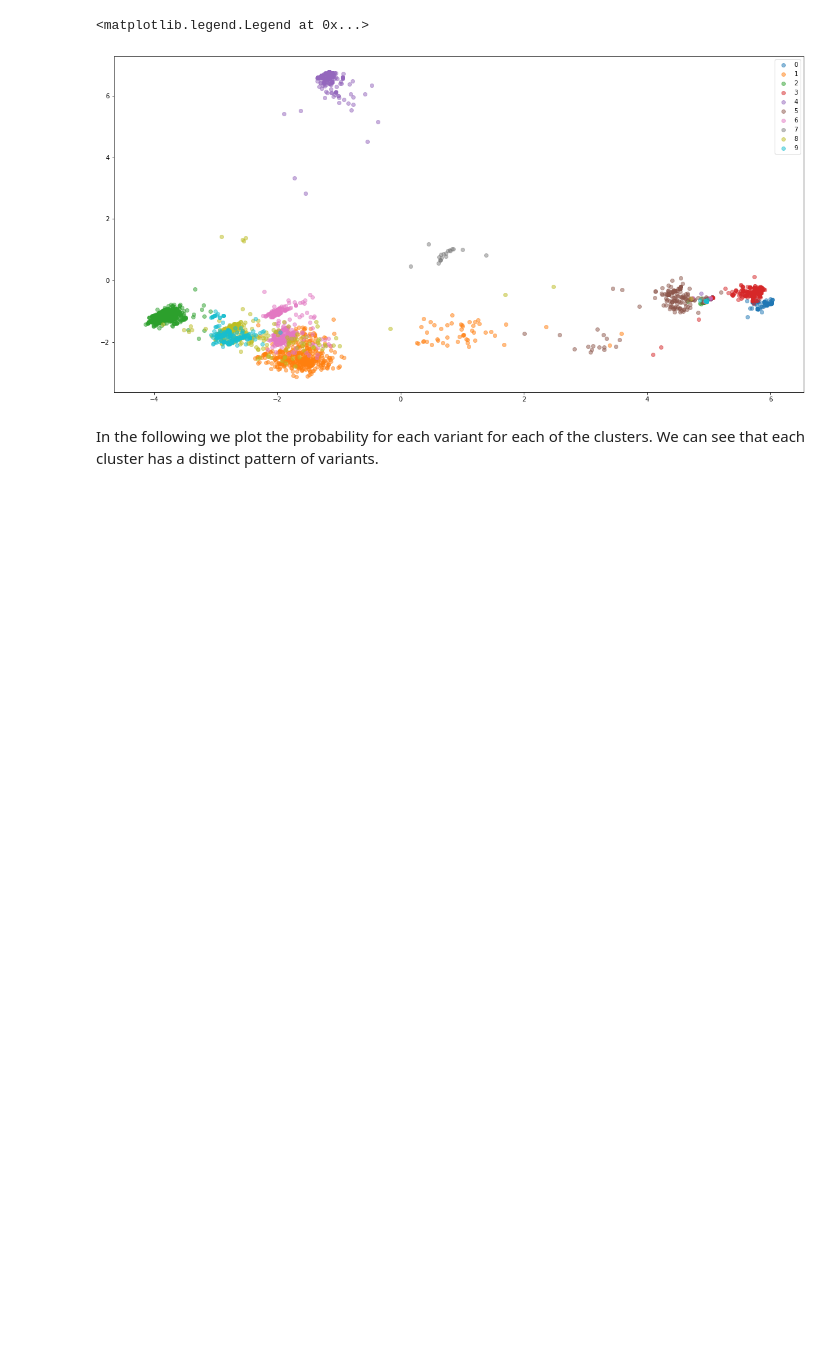
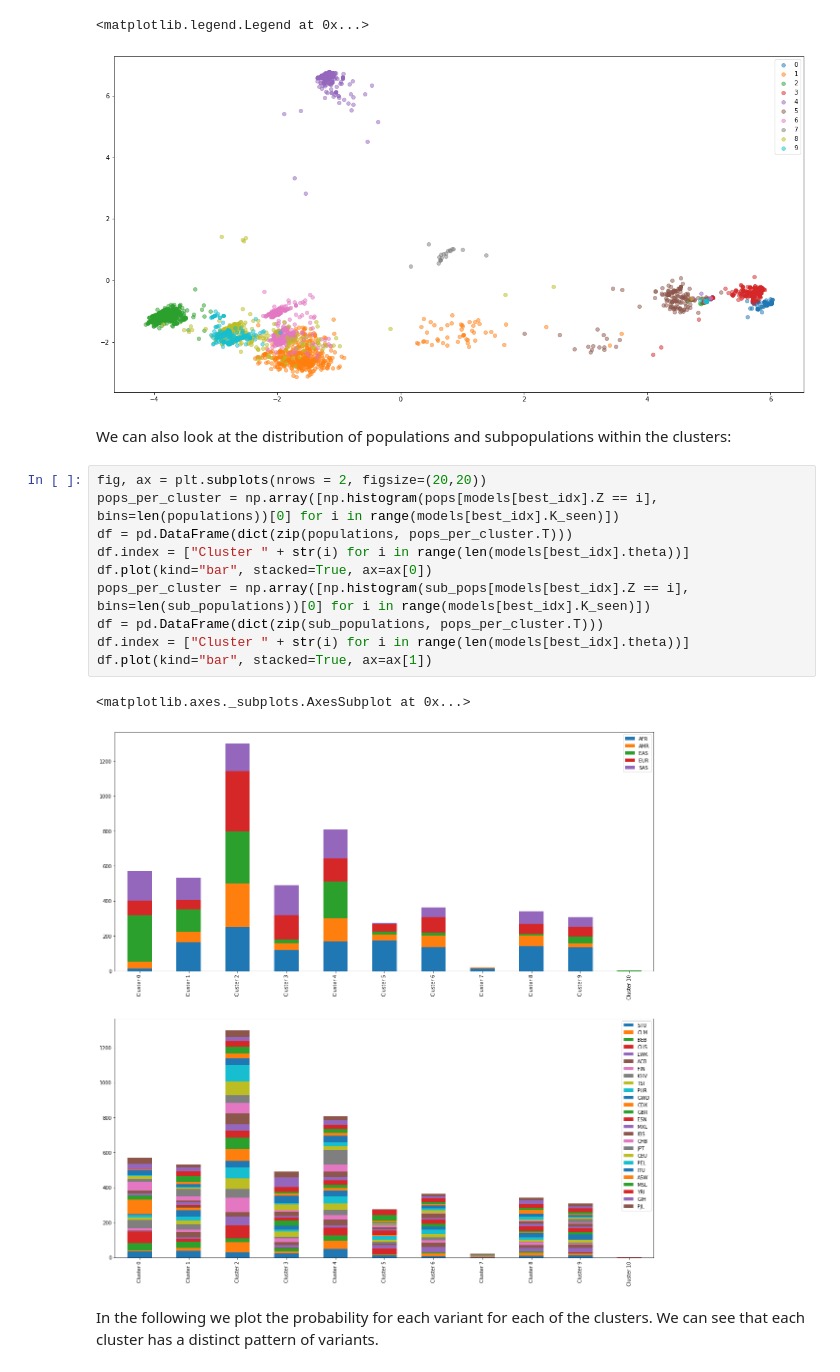
Before and after one commit to manuelgloeckler/sequence_bioinfo, a Jupyter notebook: project/Gentype.ipynb, the cells around one changed output. Drawn from its saved outputs; the diff is of its cells as text; blank space fills up the shorter version.

Commit message:
Copied some of the model evaluation into Gentype.ipynb, fixed small bug in model

```diff
--- a/project/Gentype.ipynb
+++ b/project/Gentype.ipynb
@@ -197,6 +189,21 @@ ax.legend(range(int(max(models[best_idx].Z))))
 # %% [output]
 <matplotlib.legend.Legend at 0x...>
 [figure]
+# %% [markdown]
+We can also look at the distribution of populations and subpopulations within the clusters:
+# %%
+fig, ax = plt.subplots(nrows = 2, figsize=(20,20))
+pops_per_cluster = np.array([np.histogram(pops[models[best_idx].Z == i], bins=len(populations))[0] for i in range(models[best_idx].K_seen)])
+df = pd.DataFrame(dict(zip(populations, pops_per_cluster.T)))
+df.index = ["Cluster " + str(i) for i in range(len(models[best_idx].theta))]
+df.plot(kind="bar", stacked=True, ax=ax[0])
+pops_per_cluster = np.array([np.histogram(sub_pops[models[best_idx].Z == i], bins=len(sub_populations))[0] for i in range(models[best_idx].K_seen)])
+df = pd.DataFrame(dict(zip(sub_populations, pops_per_cluster.T)))
+df.index = ["Cluster " + str(i) for i in range(len(models[best_idx].theta))]
+df.plot(kind="bar", stacked=True, ax=ax[1])
+# %% [output]
+<matplotlib.axes._subplots.AxesSubplot at 0x...>
+[figure, added]
 # %% [markdown]
 In the following we plot the probability for each variant for each of the clusters. We can see that each cluster has a distinct pattern of variants.
 # %%
```
Also changed, not shown: parts of 4 cells of this notebook, 2 other files.
